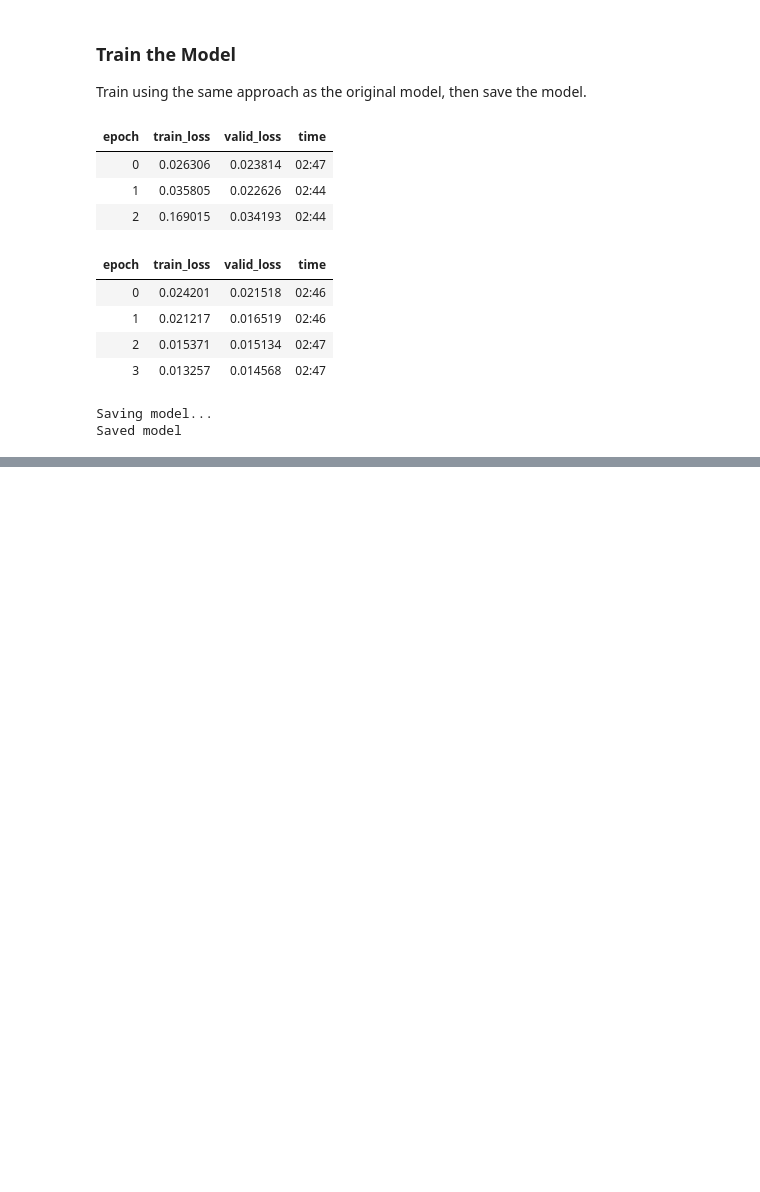
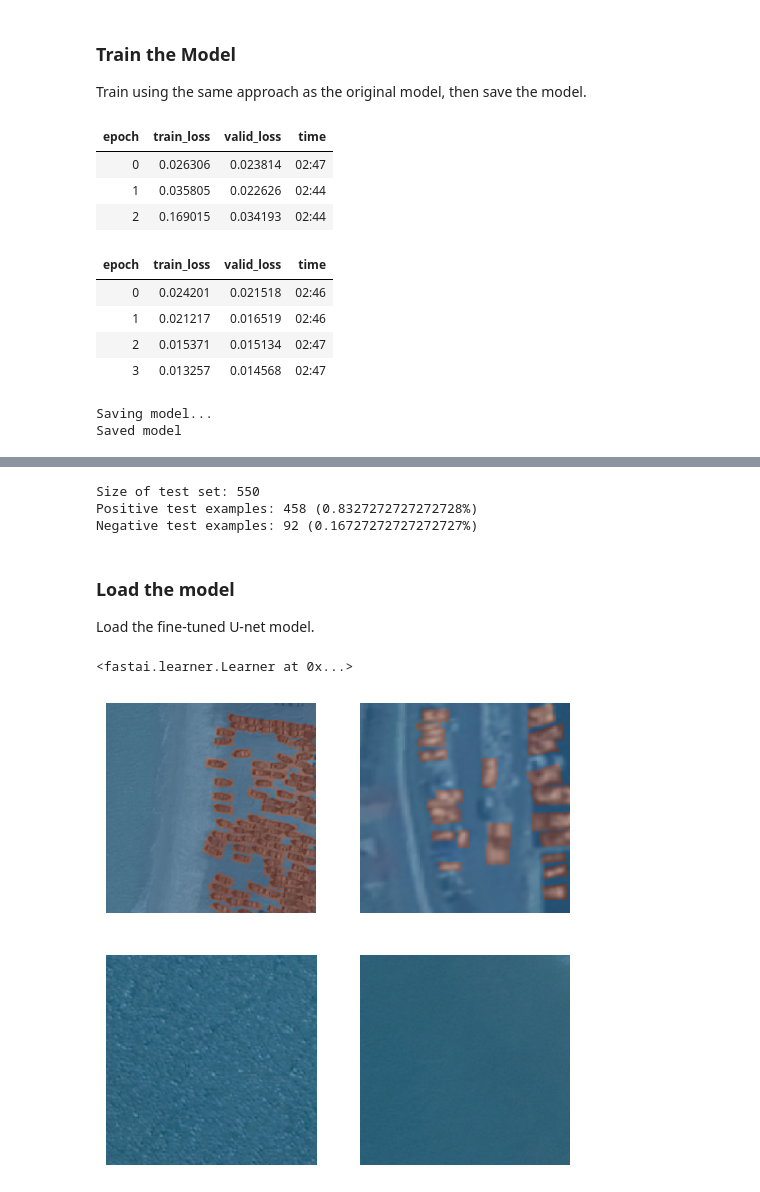
Before and after one commit to TasteDaBombDev/satcen-ship-detection, a Jupyter notebook: ship_detection/unet_finetune_satcen.ipynb, the cells around one changed output, grey strips where cells are left out. Cells and saved outputs as stored; diff of their text form; code cells hidden in the pictures; blank space fills up the shorter version.

Commit message:
test finetuned unet classifier

```diff
--- a/ship_detection/unet_finetune_satcen.ipynb
+++ b/ship_detection/unet_finetune_satcen.ipynb
@@ -232,0 +240,58 @@ Saved model
+# %%
+satcen_test = list(set(satcen) - set(os.listdir(satcen_path/'train_pictures')))
+y_test = np.array(y)[[satcen.index(e) for e in satcen_test]]
+
+print('Size of test set:', len(satcen_test))
+
+test_p = np.sum(y_test == 1)
+test_n = np.sum(y_test == 0)
+
+print(f'Positive test examples: {test_p} ({test_p / len(satcen_test)}%)')
+print(f'Negative test examples: {test_n} ({test_n / len(satcen_test)}%)')
+
+# # sanity check
+# for i in range(len(satcen_test)):
+
+#     img = satcen_test[i]
+#     mask = np.array(Image.open(satcen_path/'labeled_images_binary'/f'{img[:-4]}_L.png'))
+
+#     if (np.any(mask == 1) and y_test[i] == 0) or (not np.any(mask == 1) and y_test[i] == 1):
+#         raise Exception('Labels do not correspond for ' + img)
+# %% [output]
+Size of test set: 550
+Positive test examples: 458 (0.8327272727272728%)
+Negative test examples: 92 (0.16727272727272727%)
+# %% [markdown]
+### Load the model
+
+Load the fine-tuned U-net model.
+# %%
+# define a function that gets the label for a given image
+def label_func(fn): return satcen_path/'labeled_images_binary'/f'{fn.stem}_L.png'
+
+# create a datablock
+dblock = DataBlock(
+    blocks=(ImageBlock, MaskBlock(np.loadtxt(satcen_path/'codes.txt', dtype=str))),
+    get_items=get_image_files,
+    get_y=label_func,
+    item_tfms=Resize(224) # resize images to 224x224
+)
+
+# load the data in the datablock
+torch.cuda.init()
+dls = dblock.dataloaders(satcen_path/'train_pictures/', bs=4, device=torch.device('cuda'))
+
+dls.show_batch(max_n=4)
+
+# create the learner
+unet_finetuned = unet_learner(dls, googlenet,
+    self_attention=True,
+    loss_func=FocalLoss(),
+    lr=1e-4
+)
+
+# load the model
+unet_finetuned.load('unet_satcen_finetuned')
+# %% [output]
+<fastai.learner.Learner at 0x...>
+[figure, added]
```
Also changed, not shown: parts of 7 cells of this notebook.
